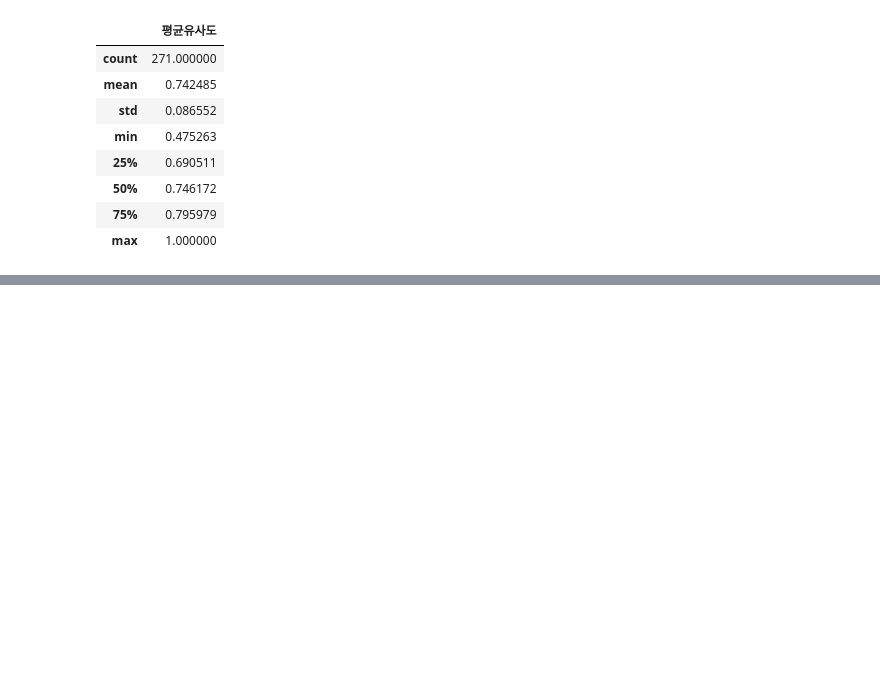
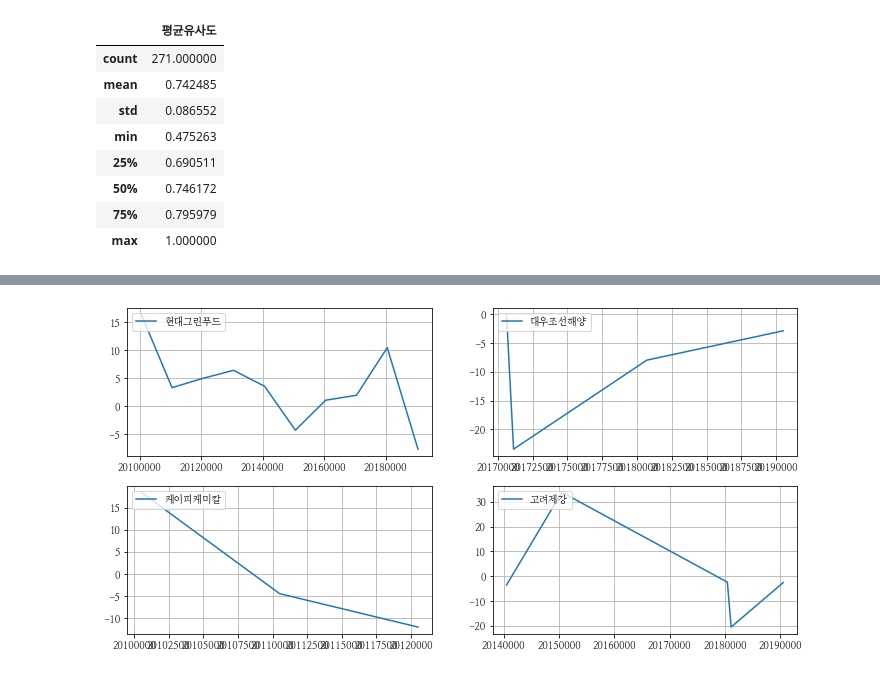
Before and after one commit to Yphy/Textmining, a Jupyter notebook: weak supervision/5.generate_lv2.ipynb, the cells around one changed output, grey strips where cells are left out. Cells and saved outputs as stored; diff of their text form; code cells hidden in the pictures; blank space fills up the shorter version.

```diff
--- a/weak supervision/5.generate_lv2.ipynb
+++ b/weak supervision/5.generate_lv2.ipynb
@@ -233,0 +233,4 @@ compare('만도','휠라홀딩스','한샘','GKL',100)
+# %%
+compare('현대그린푸드','대우조선해양','케이피케미칼','고려제강',30) #유사도 하위4기업
+# %% [output]
+[figure, added]
```
Also changed, not shown: parts of 28 cells of this notebook, 1 other file.
